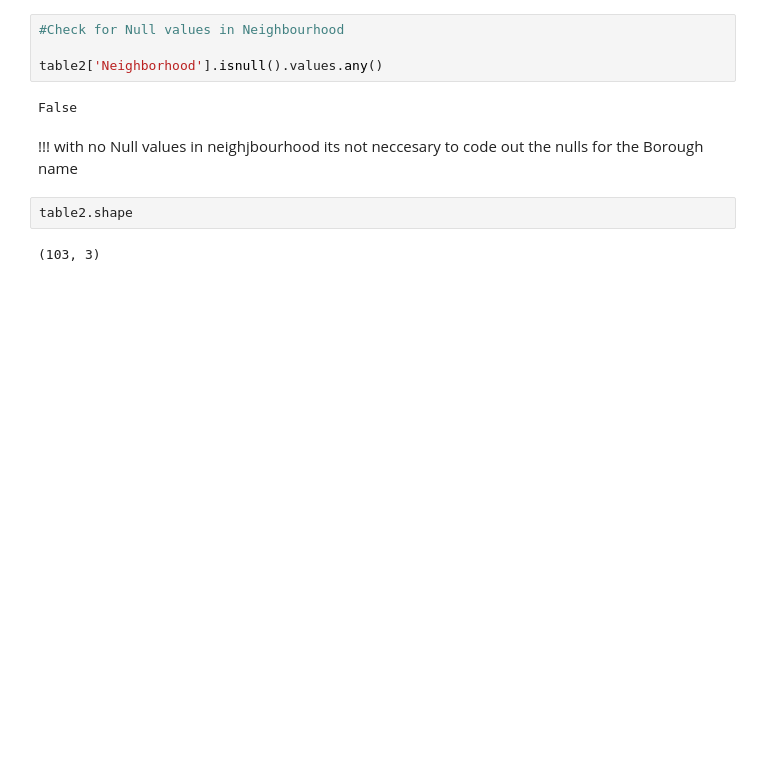
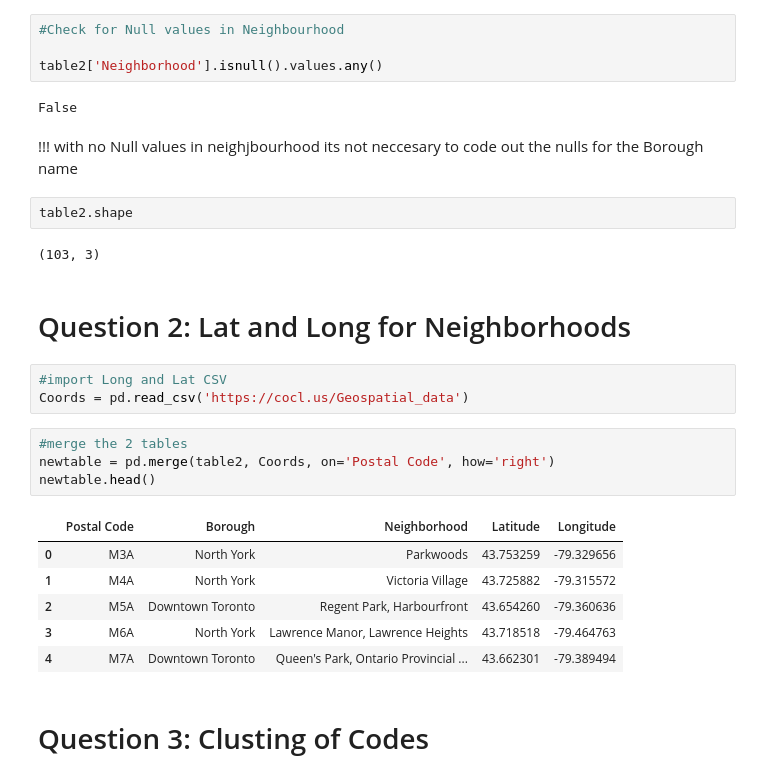
Before and after one commit to dmat16/IBM-Capstone, a Jupyter notebook: Segmenting and Clusting Neighbourhoods Assignment.ipynb, the cells around one changed output. Saved outputs shown, nothing was run; the diff lists cells and outputs as text; blank space fills up the shorter version.

```diff
--- a/Segmenting and Clusting Neighbourhoods Assignment.ipynb
+++ b/Segmenting and Clusting Neighbourhoods Assignment.ipynb
@@ -45,3 +45,21 @@ False
 table2.shape
 # %% [output]
 (103, 3)
+# %% [markdown]
+<h1> Question 2:  Lat and Long for Neighborhoods </h2>
+# %%
+#import Long and Lat CSV
+Coords = pd.read_csv('https://cocl.us/Geospatial_data')
+# %%
+#merge the 2 tables
+newtable = pd.merge(table2, Coords, on='Postal Code', how='right')
+newtable.head()
+# %% [output]
+|  | Postal Code | Borough | Neighborhood | Latitude | Longitude |
+| 0 | M3A | North York | Parkwoods | 43.753259 | -79.329656 |
+| 1 | M4A | North York | Victoria Village | 43.725882 | -79.315572 |
+| 2 | M5A | Downtown Toronto | Regent Park, Harbourfront | 43.654260 | -79.360636 |
+| 3 | M6A | North York | Lawrence Manor, Lawrence Heights | 43.718518 | -79.464763 |
+| 4 | M7A | Downtown Toronto | Queen's Park, Ontario Provincial ... | 43.662301 | -79.389494 |
+# %% [markdown]
+<h1> Question 3: Clusting of Codes </h1>
```
Also changed, not shown: parts of 3 cells of this notebook.
